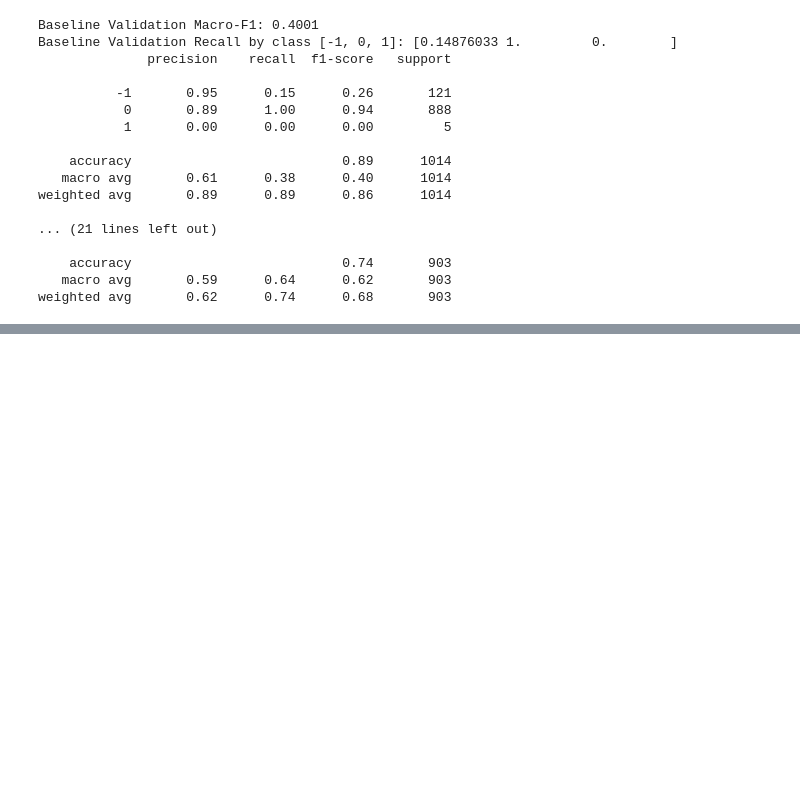
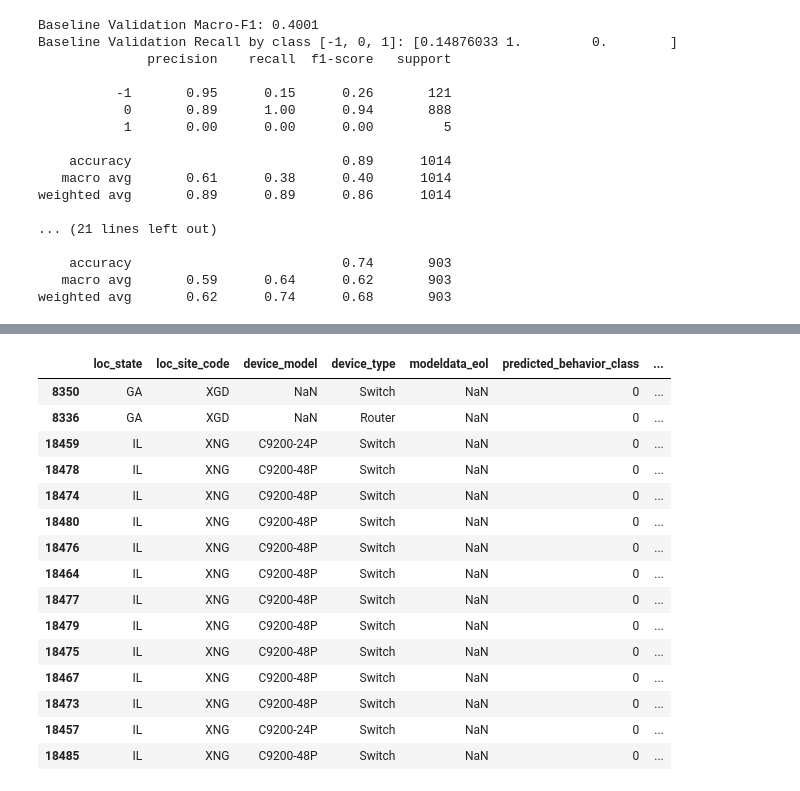
Before and after one commit to thanh12273203/ua-innovate-2026, a Jupyter notebook: notebooks/02_model.ipynb, the cells around one changed output, grey strips where cells are left out. Cells and saved outputs as stored; diff of their text form; code cells hidden in the pictures; blank space fills up the shorter version.

```diff
--- a/notebooks/02_model.ipynb
+++ b/notebooks/02_model.ipynb
@@ -349,0 +364,69 @@ plot_confusion_and_roc(
+# %%
+# Predict behavior for unknown-EoL devices only
+unknown_inference_df = unknown_eol_df.copy()
+
+meta_cols = [
+    'device_name', 'device_source', 'loc_state', 'loc_site_code', 'loc_site_name',
+    'device_model', 'device_type', 'modeldata_eol'
+]
+meta_cols = [c for c in meta_cols if c in unknown_inference_df.columns]
+meta_df = unknown_inference_df[meta_cols].copy()
+
+# Start from the same baseline feature set used in model training
+drop_cols_for_modeling = [
+    'device_name', 'device_source', 'location_matched', 'loc_site_name', 'loc_address_1',
+    'loc_zip', 'loc_longitude', 'loc_latitude', 'device_reachability', 'device_vendor',
+    'device_ip', 'serial_number', 'uptime', 'modeldata_in_scope', 'modeldata_dna_y_n',
+    'modeldata_dna_part_number', 'modeldata_material_cost', 'modeldata_de_hrs', 'modeldata_se_hrs',
+    'modeldata_fot_hrs', 'modeldata_de_cost', 'modeldata_se_cost', 'modeldata_fot_cost',
+    'modeldata_labor_cost', 'modeldata_device_cost', 'modeldata_dna_cost', 'modeldata_staging_cost',
+    'modeldata_tax_oh', 'repl_device_key', 'replacement_device_sku', 'replacement_device_cost',
+    'replacement_labor_de_hours', 'replacement_labor_se_hours', 'replacement_labor_fo_hours',
+    'pricing_component_count', 'pricing_total_estimate', 'source_device_id'
+]
+
+feature_df = unknown_inference_df.drop(columns=[c for c in drop_cols_for_modeling if c in unknown_inference_df.columns]).copy()
+feature_df = feature_df.drop(columns=['modeldata_eol'], errors='ignore')
+
+# Apply train-only dropped columns discovered earlier
+for col in cols_to_drop:
+    if col in feature_df.columns:
+        feature_df = feature_df.drop(columns=[col])
+
+# Align inference frame to the training schema
+for col in features.columns:
+    if col not in feature_df.columns:
+        feature_df[col] = np.nan
+feature_df = feature_df[features.columns]
+
+# Predict with weighted decision rule if available
+if 'best_class_weight_map' in globals() and 'weighted_predict' in globals():
+    y_pred_behavior = weighted_predict(random_forest, feature_df, best_class_weight_map)
+    model_classes = random_forest.named_steps['model'].classes_
+    base_proba = random_forest.predict_proba(feature_df)
+    decision_weights = np.array([best_class_weight_map.get(int(c), 1.0) for c in model_classes], dtype=float)
+    weighted_scores = base_proba * decision_weights
+    pred_confidence = weighted_scores.max(axis=1)
+else:
+    y_pred_behavior = random_forest.predict(feature_df)
+    pred_confidence = random_forest.predict_proba(feature_df).max(axis=1)
+
+label_map = {
+    -1: 'Likely Passed EoL',
+    0: 'Likely EoL > 365d',
+    1: 'Likely EoL <= 365d',
+}
+
+unknown_eol_predictions = meta_df.copy()
+unknown_eol_predictions['predicted_behavior_class'] = y_pred_behavior.astype(int)
+unknown_eol_predictions['predicted_behavior_label'] = unknown_eol_predictions['predicted_behavior_class'].map(label_map)
+unknown_eol_predictions['prediction_confidence'] = pred_confidence
+
+print('Unknown-EoL devices scored:', len(unknown_eol_predictions))
+print(unknown_eol_predictions['predicted_behavior_class'].value_counts().sort_index())
+
+unknown_eol_predictions.to_csv(DATA_DIR / 'unknown_eol_device_behavior_predictions.csv', index=False)
+print('Saved:', DATA_DIR / 'unknown_eol_device_behavior_predictions.csv')
+
+unknown_eol_predictions.sort_values('prediction_confidence', ascending=False).head(15)
+# %% [output]
@@ -349,0 +439,16 @@ plot_confusion_and_roc(
+|  | loc_state | loc_site_code | device_model | device_type | modeldata_eol | predicted_behavior_class | ... |
+| 8350 | GA | XGD | NaN | Switch | NaN | 0 | ... |
+| 8336 | GA | XGD | NaN | Router | NaN | 0 | ... |
+| 18459 | IL | XNG | C9200-24P | Switch | NaN | 0 | ... |
+| 18478 | IL | XNG | C9200-48P | Switch | NaN | 0 | ... |
+| 18474 | IL | XNG | C9200-48P | Switch | NaN | 0 | ... |
+| 18480 | IL | XNG | C9200-48P | Switch | NaN | 0 | ... |
+| 18476 | IL | XNG | C9200-48P | Switch | NaN | 0 | ... |
+| 18464 | IL | XNG | C9200-48P | Switch | NaN | 0 | ... |
+| 18477 | IL | XNG | C9200-48P | Switch | NaN | 0 | ... |
+| 18479 | IL | XNG | C9200-48P | Switch | NaN | 0 | ... |
+| 18475 | IL | XNG | C9200-48P | Switch | NaN | 0 | ... |
+| 18467 | IL | XNG | C9200-48P | Switch | NaN | 0 | ... |
+| 18473 | IL | XNG | C9200-48P | Switch | NaN | 0 | ... |
+| 18457 | IL | XNG | C9200-24P | Switch | NaN | 0 | ... |
+| 18485 | IL | XNG | C9200-48P | Switch | NaN | 0 | ... |
```
Also changed, not shown: parts of 6 cells of this notebook, 7 other files.
